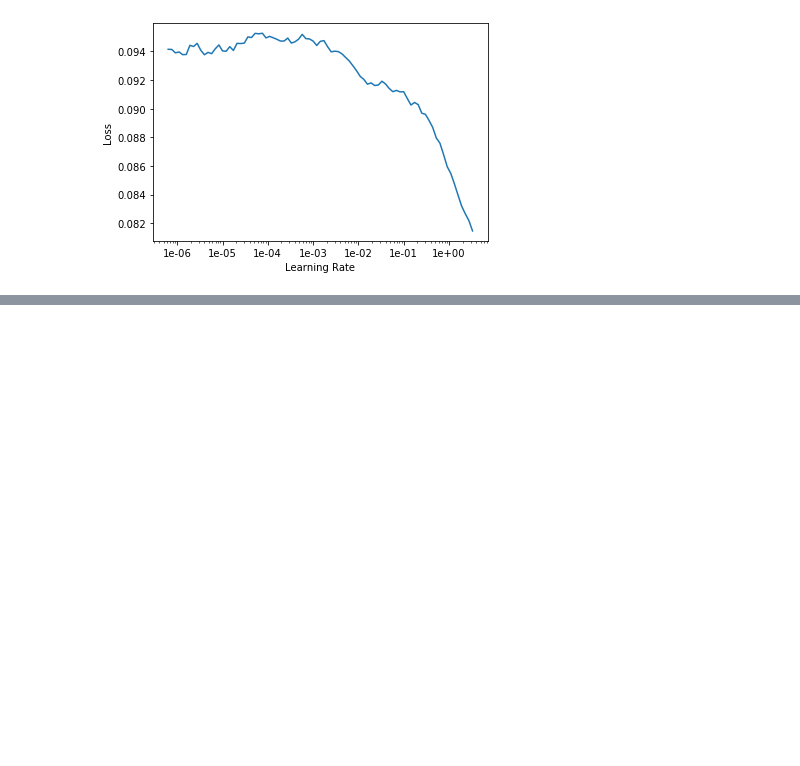
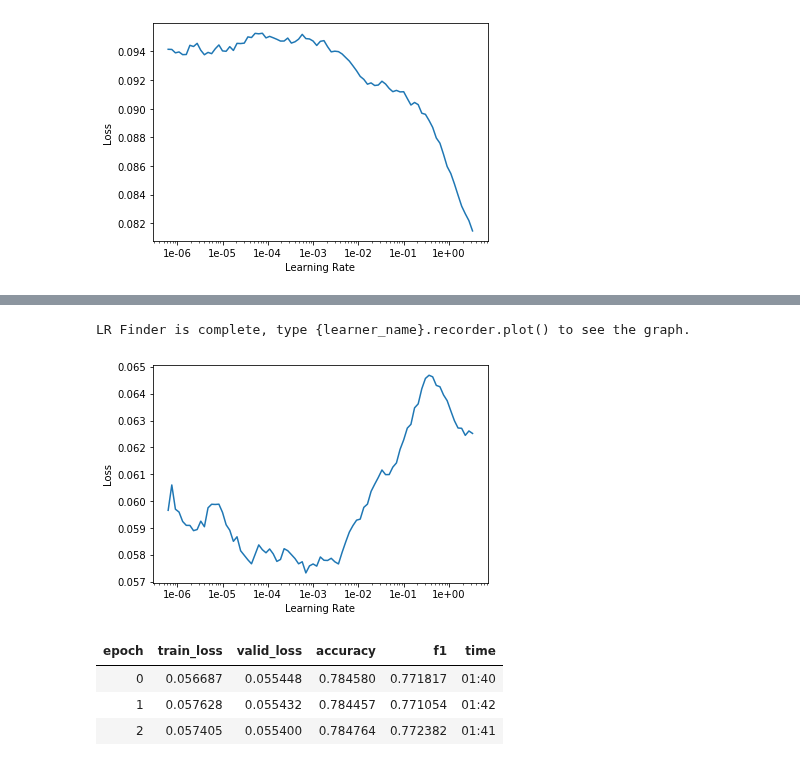
Before and after one commit to wwymak/spacenet-buildings, a Jupyter notebook: xview2/2Dec-classification-masked images.ipynb, the cells around one changed output, grey strips where cells are left out. Drawn from its saved outputs; the diff is of its cells as text; code cells hidden in the pictures; blank space fills up the shorter version.

```diff
--- a/xview2/2Dec-classification-masked images.ipynb
+++ b/xview2/2Dec-classification-masked images.ipynb
@@ -221,0 +223,4 @@ learn.fit_one_cycle(3, max_lr=1e-4)
+# %%
+learn.lr_find()
+learn.recorder.plot();
+# %% [output]
@@ -221,0 +228,12 @@ learn.fit_one_cycle(3, max_lr=1e-4)
+LR Finder is complete, type {learner_name}.recorder.plot() to see the graph.
+[figure, added]
+# %%
+
+data.batch_size = 128
+learn.data = data
+learn.fit_one_cycle(3, max_lr=1e-6)
+# %% [output]
+| epoch | train_loss | valid_loss | accuracy | f1 | time |
+| 0 | 0.056687 | 0.055448 | 0.784580 | 0.771817 | 01:40 |
+| 1 | 0.057628 | 0.055432 | 0.784457 | 0.771054 | 01:42 |
+| 2 | 0.057405 | 0.055400 | 0.784764 | 0.772382 | 01:41 |
```
Also changed, not shown: parts of 6 cells of this notebook, 2 other files.
